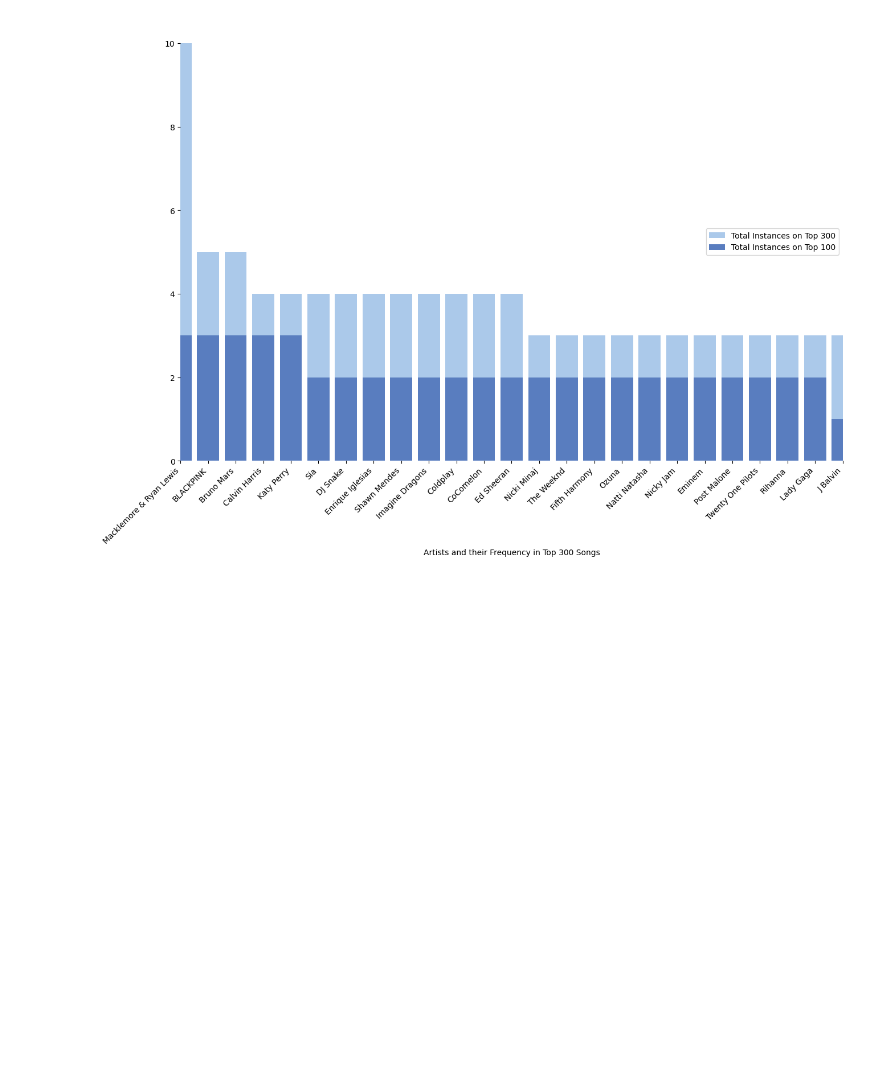
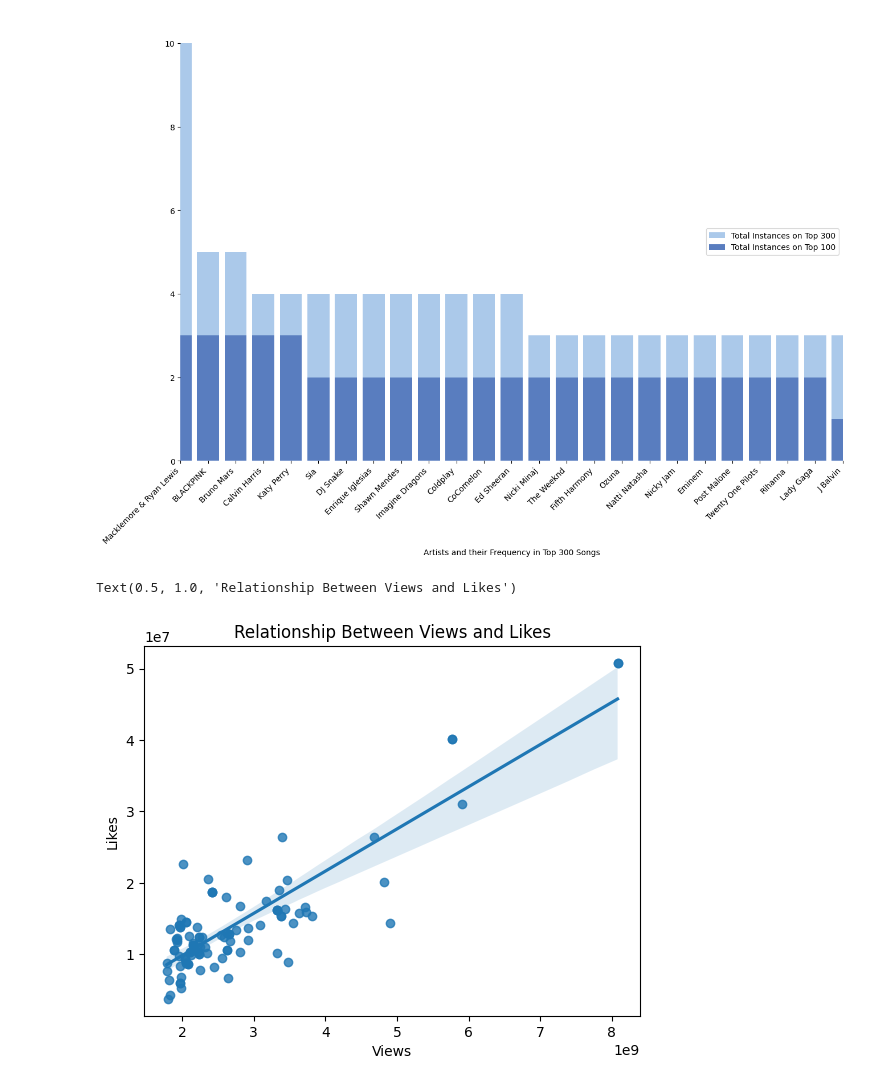
Before and after one commit to bearazure/DataViz, a Jupyter notebook: final-proj/IS445_Garza_Miranda_General_Public.ipynb, the cells around one changed output. Saved outputs shown, nothing was run; the diff lists cells and outputs as text; code cells hidden in the pictures; blank space fills up the shorter version.

```diff
--- a/final-proj/IS445_Garza_Miranda_General_Public.ipynb
+++ b/final-proj/IS445_Garza_Miranda_General_Public.ipynb
@@ -148,3 +148,9 @@ ax.set_xticklabels(ax.get_xticklabels(), rotation=45, horizontalalignment='right
  Text(28, 0, 'Sam Smith'),
  Text(29, 0, 'Shakira')]
 [figure]
+# %%
+sns.regplot(x="Views", y="Likes", data=top_100_songs)
+plt.title('Relationship Between Views and Likes')
+# %% [output]
+Text(0.5, 1.0, 'Relationship Between Views and Likes')
+[figure, added]
```
Also changed, not shown: 2 other files.
